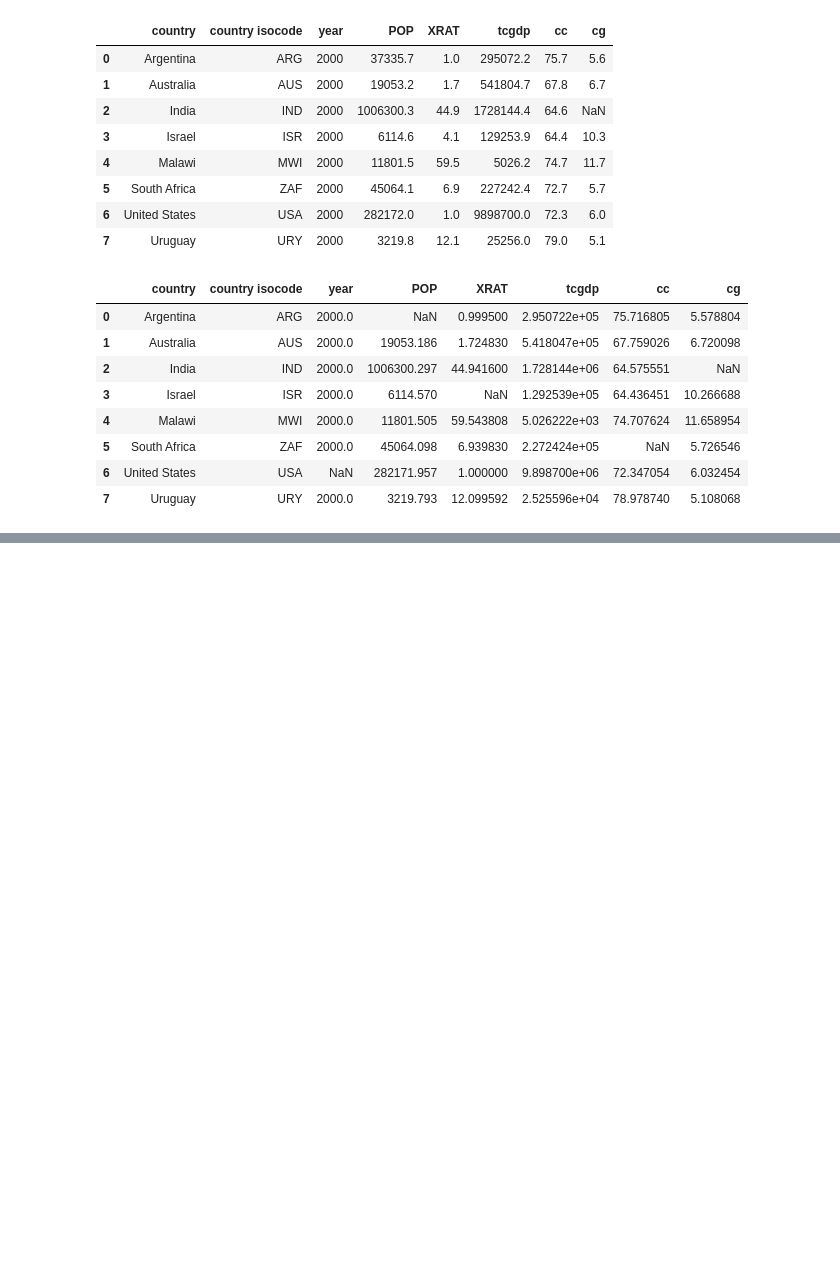
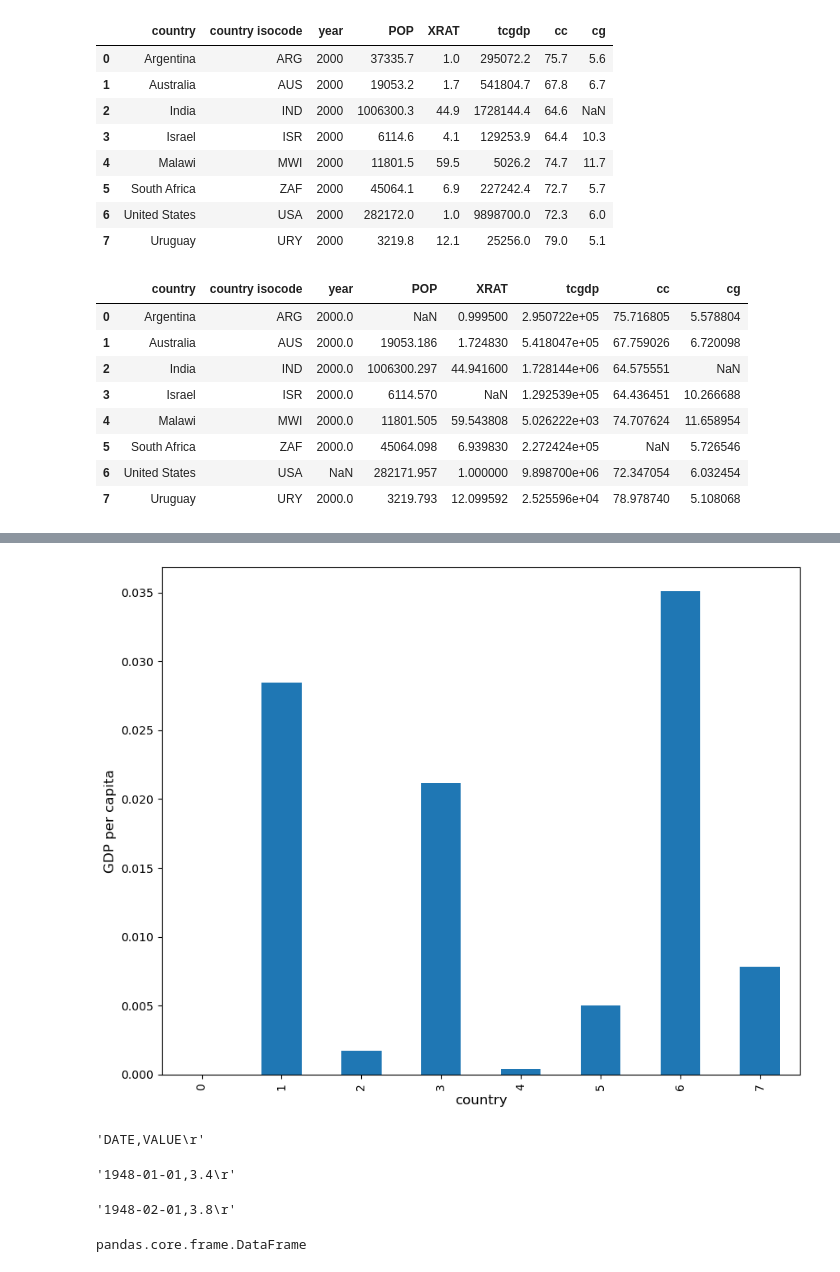
Before and after one commit to rabobahago/Python_ML_Data_Science, a Jupyter notebook: data_analyst/pandas/main.ipynb, the cells around one changed output, grey strips where cells are left out. Drawn from its saved outputs; the diff is of its cells as text; code cells hidden in the pictures; blank space fills up the shorter version.

```diff
--- a/data_analyst/pandas/main.ipynb
+++ b/data_analyst/pandas/main.ipynb
@@ -310,0 +426,21 @@ TypeError: ufunc 'isnan' not supported for the input types, and the inputs could
+# %%
+ax = df['GDP percap'].plot(kind='bar')
+ax.set_xlabel('country', fontsize=12)
+ax.set_ylabel('GDP per capita', fontsize=12)
+plt.show()
+# %% [output]
+[figure, added]
+# %%
+url = 'http://research.stlouisfed.org/fred2/series/UNRATE/downloaddata/UNRATE.csv'
+source = requests.get(url).content.decode().split("\n")
+source[0]
+# %% [output]
+'DATE,VALUE\r'
+# %%
+source[1]
+# %% [output]
+'1948-01-01,3.4\r'
+# %%
+source[2]
+# %% [output]
+'1948-02-01,3.8\r'
@@ -310,0 +449,4 @@ TypeError: ufunc 'isnan' not supported for the input types, and the inputs could
+# %%
+type(data)
+# %% [output]
+pandas.core.frame.DataFrame
```
Also changed, not shown: parts of 17 cells of this notebook, 2 other files.
